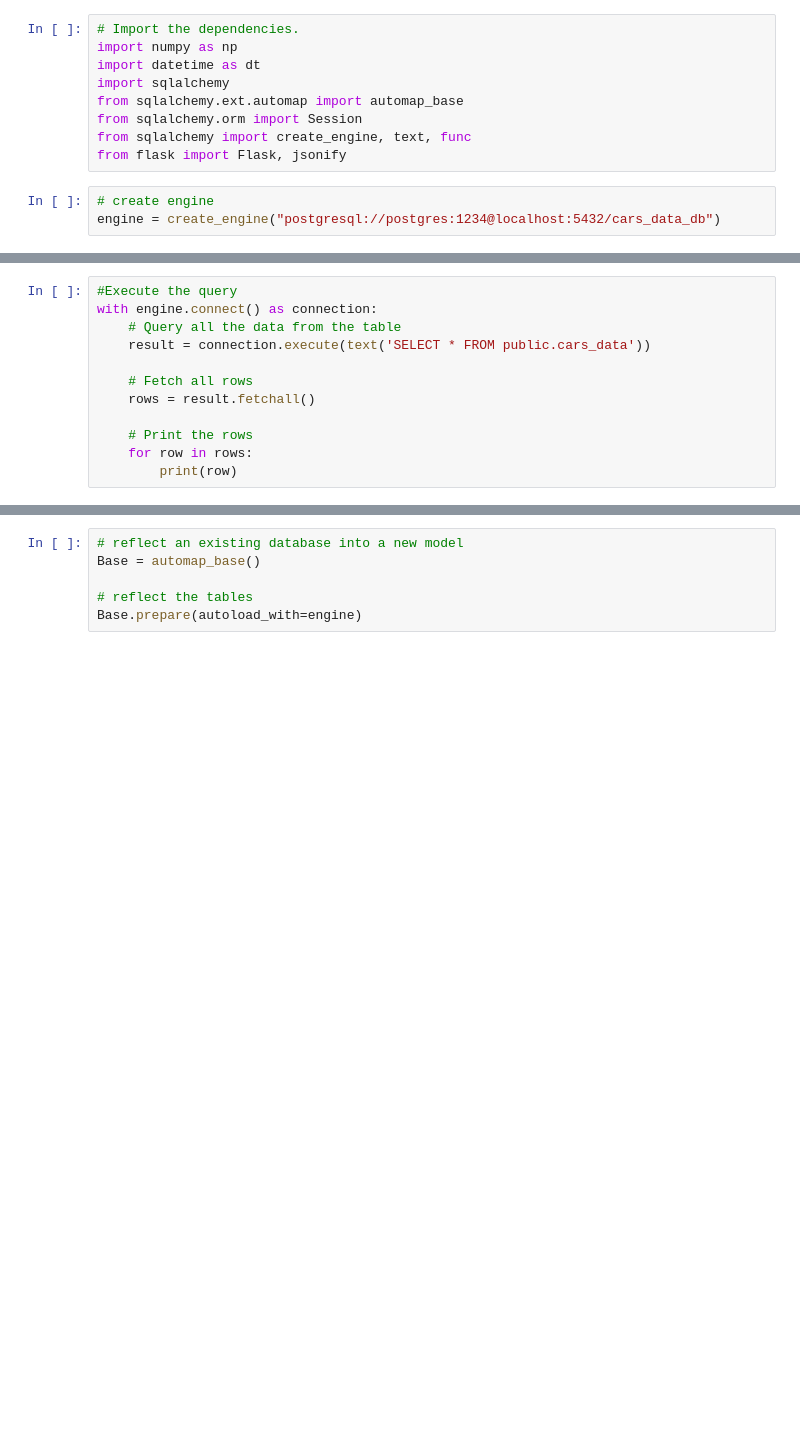
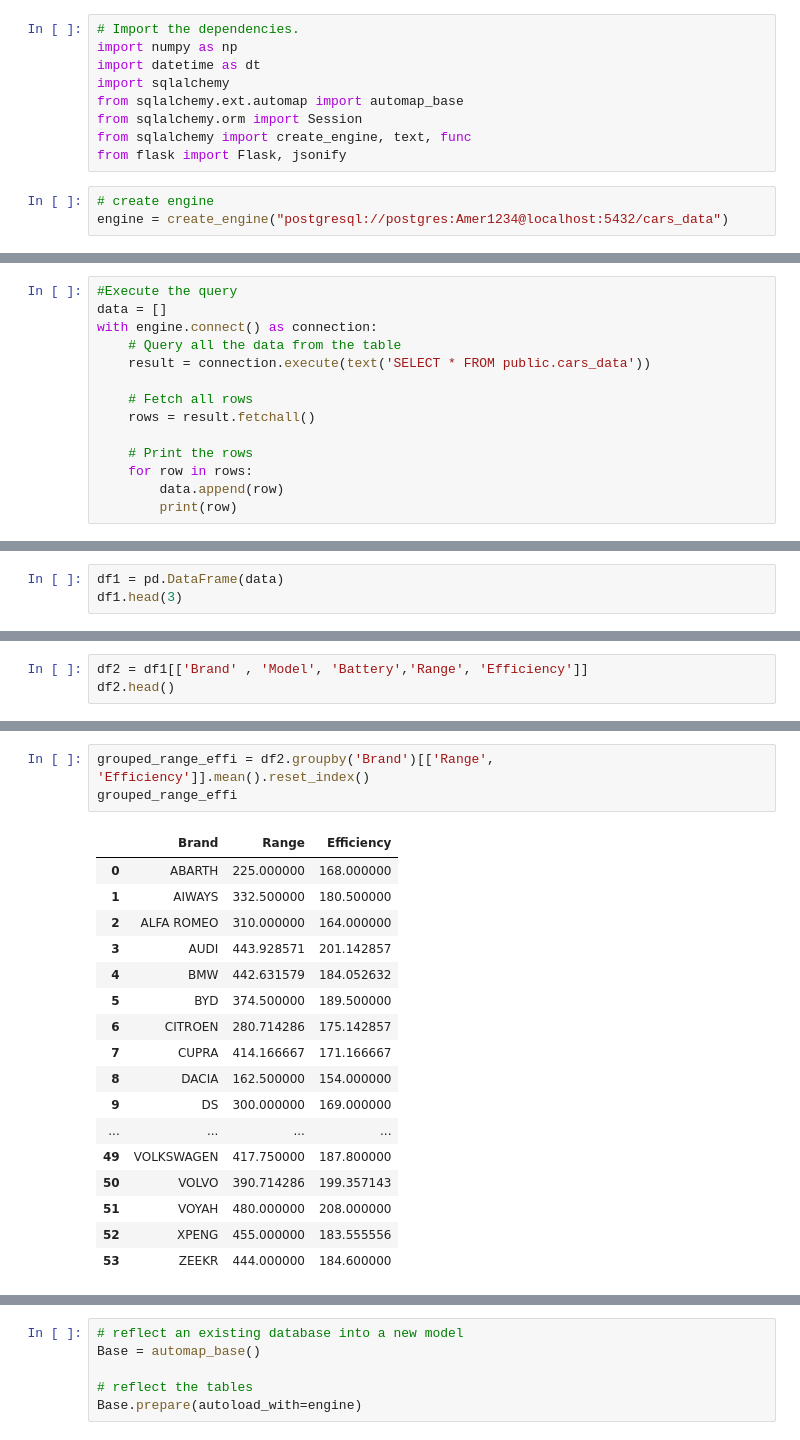
Before and after one commit to vanillatyy1/16_17_Electric_Vehicles, a Jupyter notebook: evdatabase_tocsv.ipynb, the cells around one changed output, grey strips where cells are left out. Drawn from its saved outputs; the diff is of its cells as text; blank space fills up the shorter version.

Commit message:
dataframe editing

```diff
--- a/evdatabase_tocsv.ipynb
+++ b/evdatabase_tocsv.ipynb
@@ -264,4 +264,4 @@ from sqlalchemy import create_engine, text, func
 from flask import Flask, jsonify
 # %%
 # create engine
-engine = create_engine("postgresql://postgres:1234@localhost:5432/cars_data_db")
+engine = create_engine("postgresql://postgres:Amer1234@localhost:5432/cars_data")
@@ -270,5 +268,6 @@ ModuleNotFoundError: No module named 'psycopg2'
 # %%
 #Execute the query
+data = []
 with engine.connect() as connection:
     # Query all the data from the table
     result = connection.execute(text('SELECT * FROM public.cars_data'))
@@ -278,6 +277,7 @@ with engine.connect() as connection:
 
     # Print the rows
     for row in rows:
+        data.append(row)
         print(row)
 # %% [output]
 ('TESLA', 'Model 3', 57.5, 108, 6.1, 201, 415, 139, 690, 43970.0, 43993.0, 39990.0, 49827.0, 'Rear Wheel Drive')
@@ -299,0 +300,3 @@ with engine.connect() as connection:
+# %%
+df1 = pd.DataFrame(data)
+df1.head(3)
@@ -299,0 +308,3 @@ with engine.connect() as connection:
+# %%
+df2 = df1[['Brand' , 'Model', 'Battery','Range', 'Efficiency']]
+df2.head()
@@ -299,0 +318,21 @@ with engine.connect() as connection:
+# %%
+grouped_range_effi = df2.groupby('Brand')[['Range', 'Efficiency']].mean().reset_index()
+grouped_range_effi
+# %% [output]
+|  | Brand | Range | Efficiency |
+| 0 | ABARTH | 225.000000 | 168.000000 |
+| 1 | AIWAYS | 332.500000 | 180.500000 |
+| 2 | ALFA ROMEO | 310.000000 | 164.000000 |
+| 3 | AUDI | 443.928571 | 201.142857 |
+| 4 | BMW | 442.631579 | 184.052632 |
+| 5 | BYD | 374.500000 | 189.500000 |
+| 6 | CITROEN | 280.714286 | 175.142857 |
+| 7 | CUPRA | 414.166667 | 171.166667 |
+| 8 | DACIA | 162.500000 | 154.000000 |
+| 9 | DS | 300.000000 | 169.000000 |
+| ... | ... | ... | ... |
+| 49 | VOLKSWAGEN | 417.750000 | 187.800000 |
+| 50 | VOLVO | 390.714286 | 199.357143 |
+| 51 | VOYAH | 480.000000 | 208.000000 |
+| 52 | XPENG | 455.000000 | 183.555556 |
+| 53 | ZEEKR | 444.000000 | 184.600000 |
```
Also changed, not shown: parts of 5 cells of this notebook.
